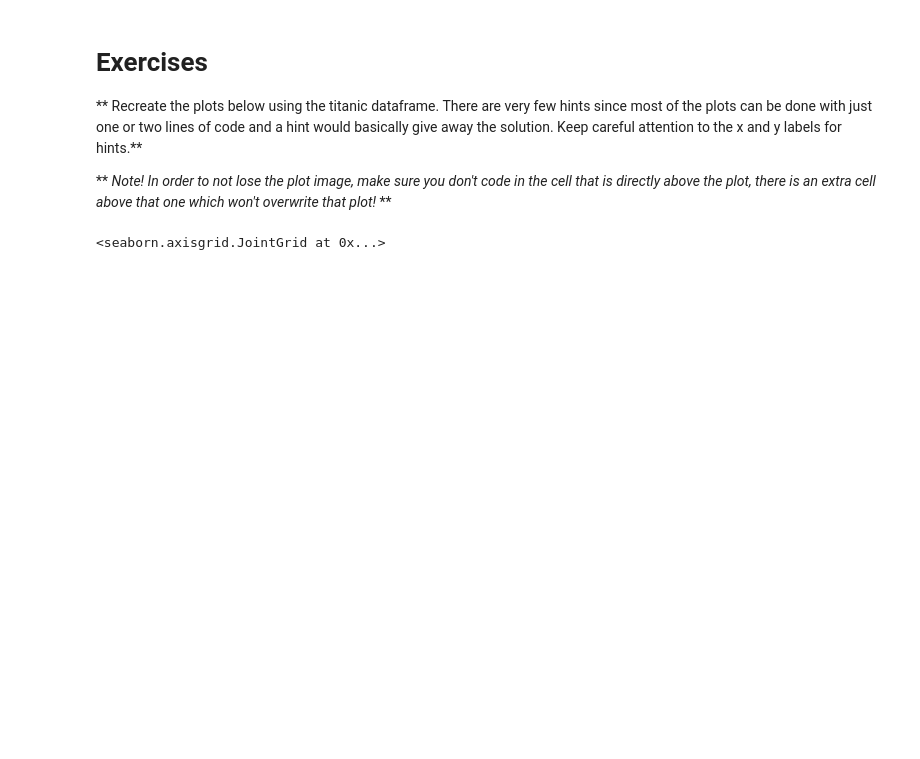
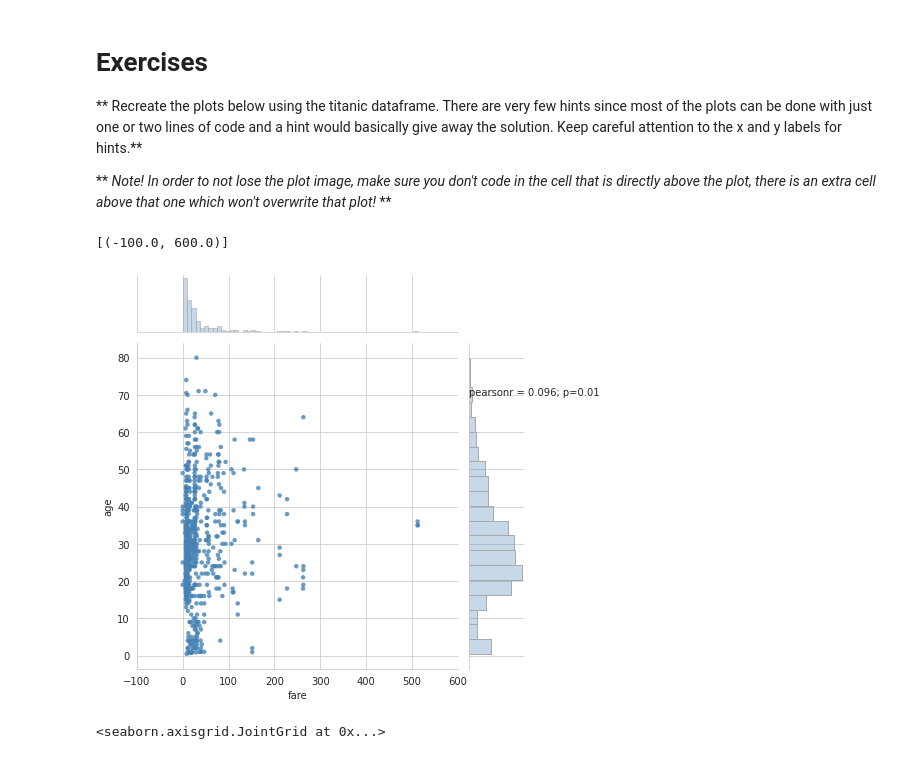
Before and after one commit to esraa-abdelmaksoud/Shai-Training-Notebooks, a Jupyter notebook: Seaborn_Exercises.ipynb, the cells around one changed output. Drawn from its saved outputs; the diff is of its cells as text; code cells hidden in the pictures; blank space fills up the shorter version.

```diff
--- a/Seaborn_Exercises.ipynb
+++ b/Seaborn_Exercises.ipynb
@@ -36,6 +36,22 @@ titanic.head()
 # REPLICATE EXERCISE PLOT IMAGE BELOW
 # BE CAREFUL NOT TO OVERWRITE CELL BELOW
 # THAT WOULD REMOVE THE EXERCISE PLOT IMAGE!
+# %%
+g = sns.JointGrid()
+# plt.text(5,70,'pearsonr = 0.096; p=0.01', horizontalalignment='left')
+# Negative values don't work. Please let me know how to get over this.
+plt.annotate('pearsonr = 0.096; p=0.01', (0,70))
+x, y = titanic['fare'], titanic['age']
+sc_ax = sns.scatterplot(x=x, y=y, ax=g.ax_joint, ec='None', alpha = 0.8, s=20,
+                        color='steelblue')
+sns.histplot(x=x, ax=g.ax_marg_x, bins=55, edgecolor='darkgray', alpha=0.3,
+             color='steelblue')
+sns.histplot(y=y, ax=g.ax_marg_y, edgecolor='darkgray', alpha=0.3,
+             color='steelblue')
+sc_ax.set(xlim=(-100,600))
+# %% [output]
+[(-100.0, 600.0)]
+[figure, added]
 # %%
 # %% [output]
 <seaborn.axisgrid.JointGrid at 0x...>
```
Also changed, not shown: parts of 6 cells of this notebook.
